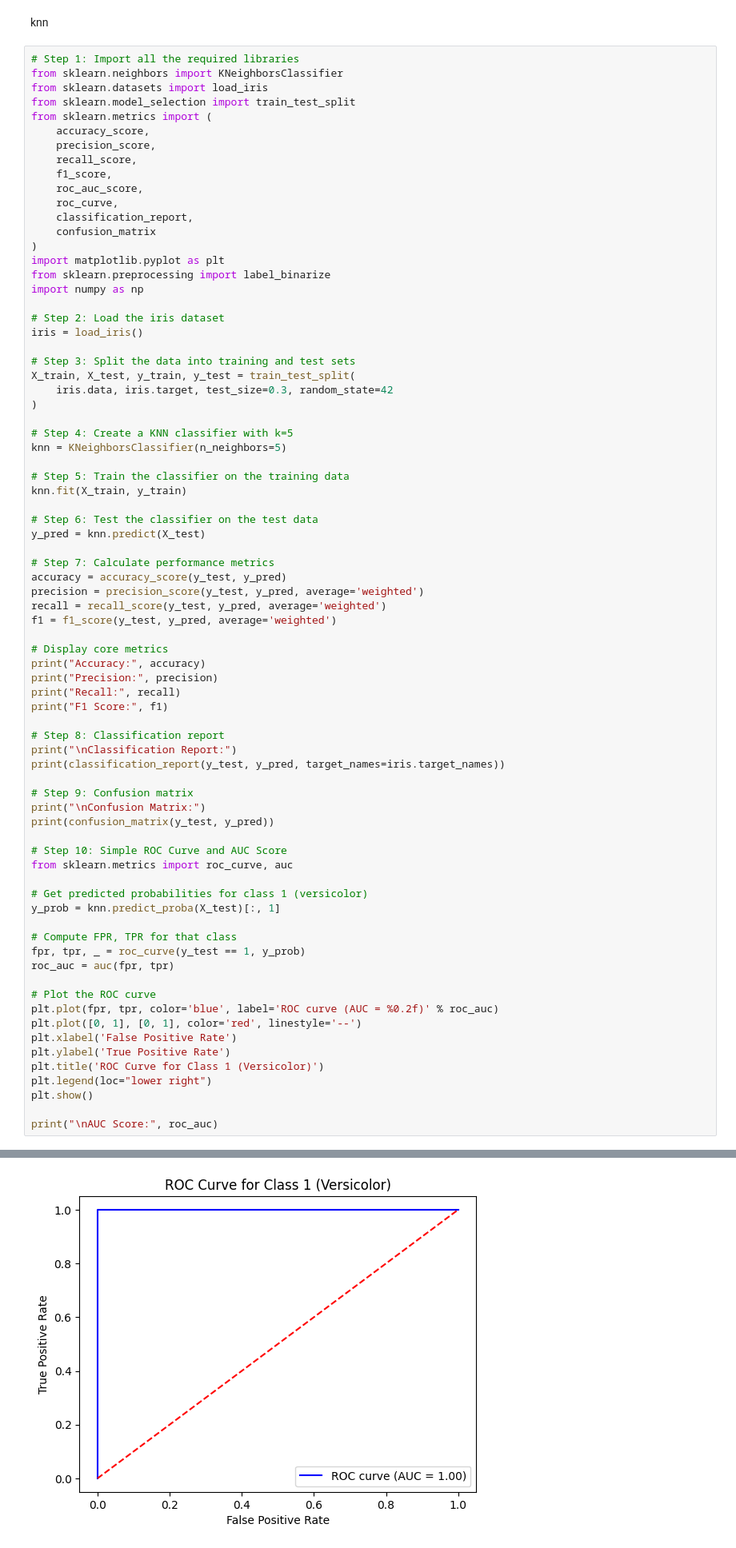
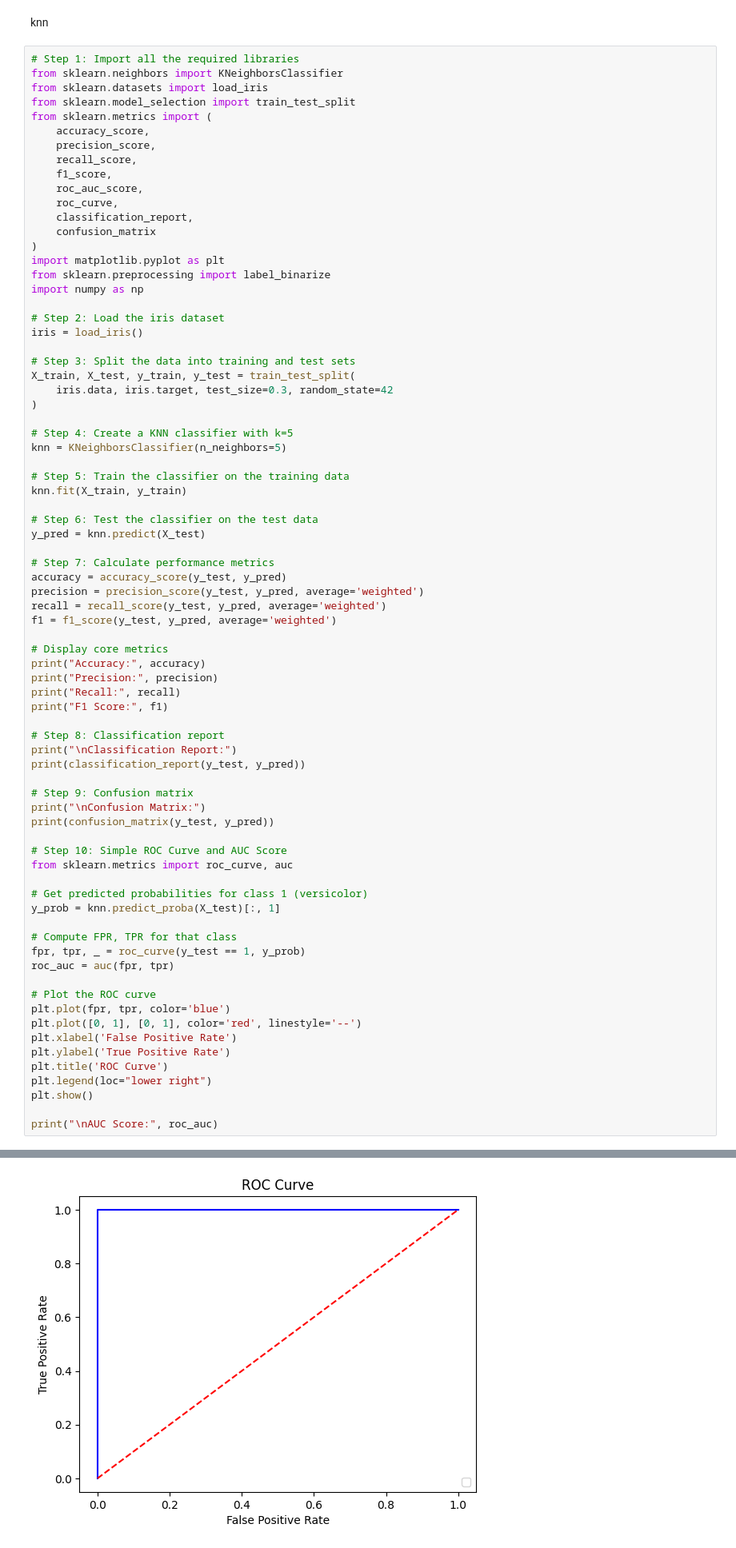
Before and after one commit to aditya-kurup/ml-lab, a Jupyter notebook: q1.ipynb, the cells around one changed output, grey strips where cells are left out. Shown at 80% size. Cells and saved outputs as stored; diff of their text form.

```diff
--- a/q1.ipynb
+++ b/q1.ipynb
@@ -52,7 +52,7 @@ print("F1 Score:", f1)
 
 # Step 8: Classification report
 print("\nClassification Report:")
-print(classification_report(y_test, y_pred, target_names=iris.target_names))
+print(classification_report(y_test, y_pred))
 
 # Step 9: Confusion matrix
 print("\nConfusion Matrix:")
@@ -69,11 +69,11 @@ fpr, tpr, _ = roc_curve(y_test == 1, y_prob)
 roc_auc = auc(fpr, tpr)
 
 # Plot the ROC curve
-plt.plot(fpr, tpr, color='blue', label='ROC curve (AUC = %0.2f)' % roc_auc)
+plt.plot(fpr, tpr, color='blue')
 plt.plot([0, 1], [0, 1], color='red', linestyle='--')
 plt.xlabel('False Positive Rate')
 plt.ylabel('True Positive Rate')
-plt.title('ROC Curve for Class 1 (Versicolor)')
+plt.title('ROC Curve')
 plt.legend(loc="lower right")
 plt.show()
 
@@ -93,10 +93,10 @@ Classification Report:
 
 ... (5 lines left out)
 Confusion Matrix:
 [[19  0  0]
  [ 0 13  0]
  [ 0  0 13]]
-[figure, old version]
+[figure, new version]
 AUC Score: 1.0
 # %% [markdown]
 decision trees
```
Also changed, not shown: parts of 13 cells of this notebook.
